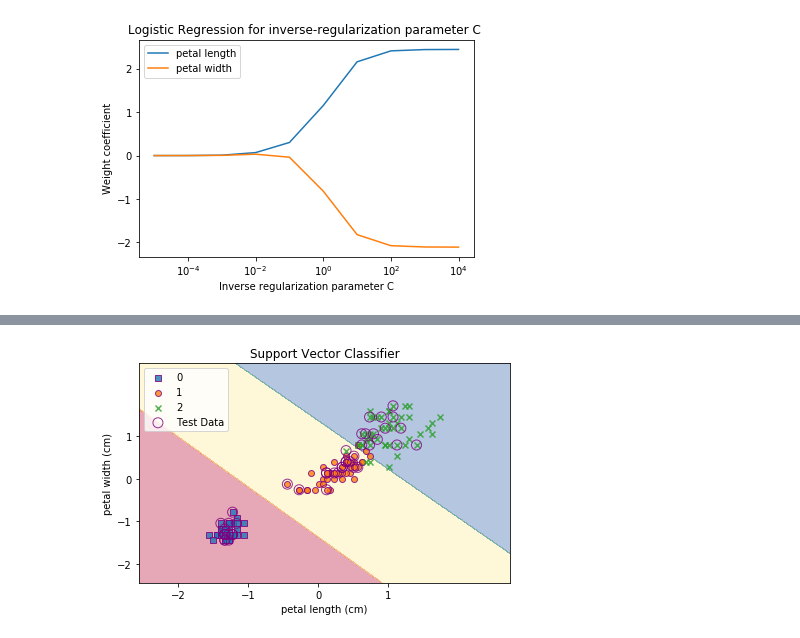
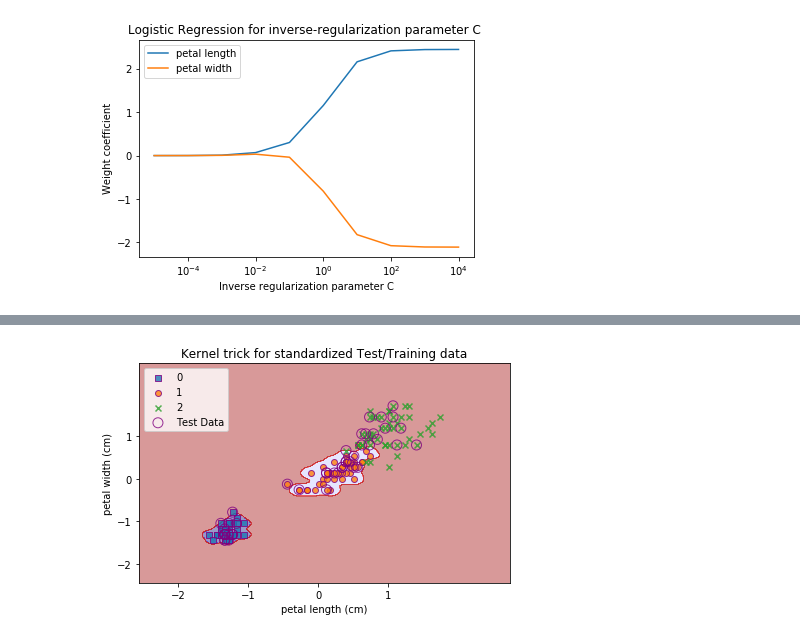
Before and after one commit to fpdevil/rise_of_machines, a Jupyter notebook: rise_of_machines/support_vector_machines.ipynb, the cells around one changed output, grey strips where cells are left out. Cells and saved outputs as stored; diff of their text form; code cells hidden in the pictures.

```diff
--- a/rise_of_machines/support_vector_machines.ipynb
+++ b/rise_of_machines/support_vector_machines.ipynb
@@ -795,0 +893,15 @@ def plot_classifier(X,
+# %%
+svm = SVC(kernel='rbf', random_state=1, gamma=0.2, C=1.0)
+svm.fit(X_train_std, y_train)
+plot_classifier(
+                X=X_combined_std,
+                y=y_combined,
+                classifier=svm,
+                test_idx=range(105,150),
+                cmap=plt.cm.Set1)
+plt.title('Kernel trick for standardized Test/Training data')
+plt.legend(loc='upper left')
+plt.xlabel(iris.feature_names[2])
+plt.ylabel(iris.feature_names[3])
+plt.tight_layout()
+plt.show()
@@ -796,24 +910,17 @@ def plot_classifier(X,
 # %%
-# import the Support Vector Classification from sklearn
-from sklearn.svm import SVC
-
-svm = SVC(kernel="linear", C=1.0, random_state=1)
+svm = SVC(kernel='rbf', random_state=1, gamma=100, C=1.0)
 svm.fit(X_train_std, y_train)
-
 plot_classifier(
                 X=X_combined_std,
                 y=y_combined,
                 classifier=svm,
-                test_idx=range(105, 150),
-                cmap=plt.cm.Spectral)
-
-title = 'Support Vector Classifier'
-plt.title(title)
+                test_idx=range(105,150),
+                cmap=plt.cm.seismic)
+plt.title('Kernel trick for standardized Test/Training data')
+plt.legend(loc='upper left')
 plt.xlabel(iris.feature_names[2])
 plt.ylabel(iris.feature_names[3])
-
-plt.legend(loc='upper left')
 plt.tight_layout()
 plt.show()
 # %% [output]
-[figure, old version]
+[figure, new version]
```
Also changed, not shown: parts of 11 cells of this notebook, 2 other files.
